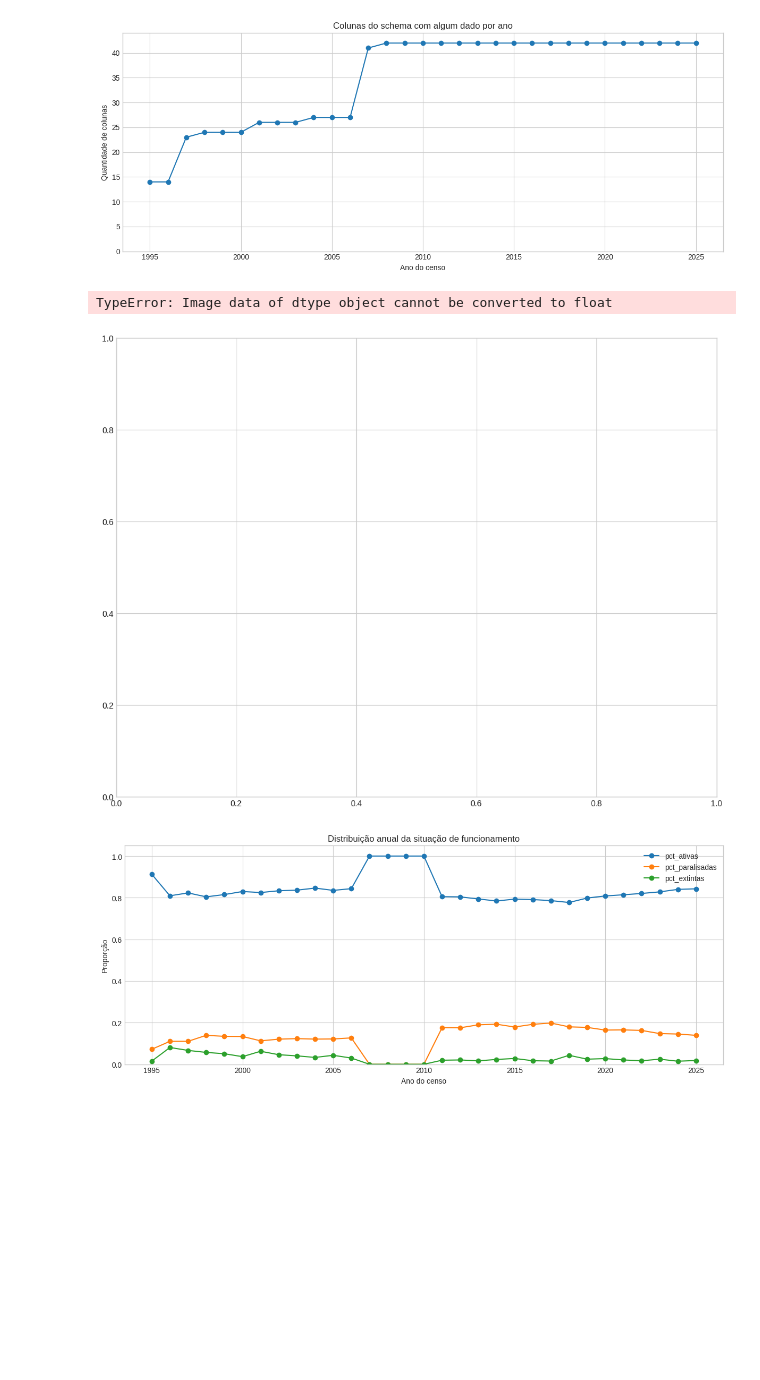
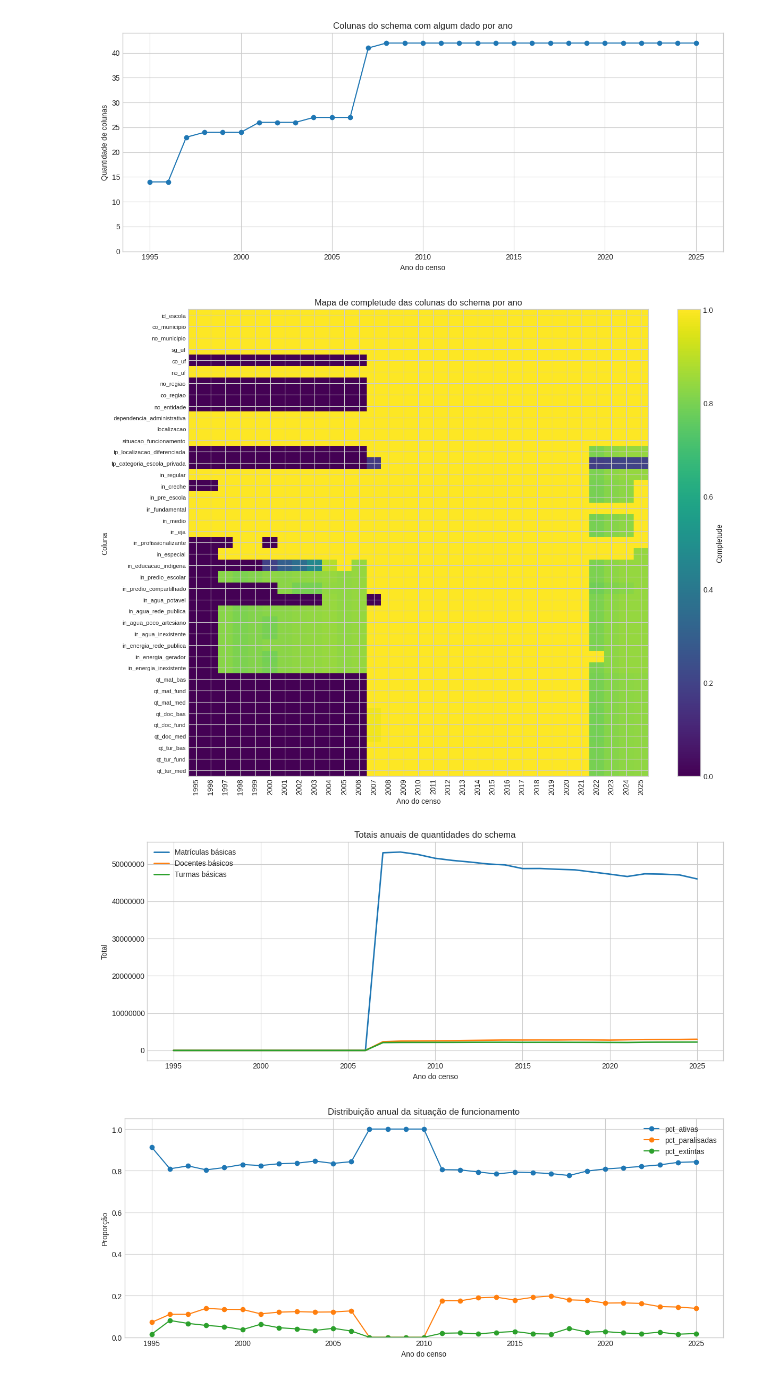
Before and after one commit to gabriel-colares/2-trabalho-pratico, a Jupyter notebook: 3-operacoes-grandes-volumes-censo-escolar.ipynb, the cells around one changed output. Saved outputs shown, nothing was run; the diff lists cells and outputs as text; code cells hidden in the pictures; blank space fills up the shorter version.

```diff
--- a/3-operacoes-grandes-volumes-censo-escolar.ipynb
+++ b/3-operacoes-grandes-volumes-censo-escolar.ipynb
@@ -18,10 +18,12 @@ if not (RAIZ_PROJETO / 'trabalho').exists() and (RAIZ_PROJETO.parent / 'trabalho
     RAIZ_PROJETO = RAIZ_PROJETO.parent
 
 CSV_PATH = RAIZ_PROJETO / 'trabalho' / 'censo-escolar.csv'
-DIR_SAIDA = RAIZ_PROJETO / 'trabalho' / 'operacoes_grandes_volumes'
+DIR_SAIDA = RAIZ_PROJETO / 'trabalho' / 'resultados' / 'operacoes-grandes-volumes-censo-escolar'
+DIR_CSV = DIR_SAIDA / 'csv'
 DIR_GRAFICOS = DIR_SAIDA / 'graficos'
 BATCH_SIZE = 200_000
 
+DIR_CSV.mkdir(parents=True, exist_ok=True)
 DIR_GRAFICOS.mkdir(parents=True, exist_ok=True)
 
 if not CSV_PATH.exists():
@@ -30,7 +32,8 @@ if not CSV_PATH.exists():
 print(f'Fonte: {CSV_PATH}')
 print(f'Tamanho: {CSV_PATH.stat().st_size / 1024**2:.1f} MB')
 print(f'Batch size: {BATCH_SIZE:,} linhas')
-print(f'Saída: {DIR_SAIDA}')
+print(f'Saída CSV: {DIR_CSV}')
+print(f'Saída gráficos: {DIR_GRAFICOS}')
 # %% [output]
 Fonte: /home/gabriel/ciencias-computacao/programacao-para-analise-de-dados/trabalho/censo-escolar.csv
 Tamanho: 1074.8 MB
@@ -531,36 +535,36 @@ plt.show()
 [figure]
 [figure]
 # %%
-matriz_completude = completude_por_ano.set_index('ano_censo')[COLUNAS_COMPLETUDE].T
+matriz_completude = completude_por_ano.set_index('ano_censo')[COLUNAS_COMPLETUDE].T.astype(float)
 fig, ax = plt.subplots(figsize=(13, 10))
-imagem = ax.imshow(matriz_completude, aspect='auto', cmap='viridis', vmin=0, vmax=1)
+imagem = ax.imshow(matriz_completude.to_numpy(), aspect='auto', cmap='viridis', vmin=0, vmax=1)
 ax.set_title('Mapa de completude das colunas do schema por ano')
 ax.set_xlabel('Ano do censo')
 ax.set_ylabel('Coluna')
 ax.set_xticks(range(len(matriz_completude.columns)))
 ax.set_xticklabels(matriz_completude.columns, rotation=90)
 ax.set_yticks(range(len(matriz_completude.index)))
 ax.set_yticklabels(matriz_completude.index, fontsize=8)
 fig.colorbar(imagem, ax=ax, label='Completude')
 fig.tight_layout()
 fig.savefig(DIR_GRAFICOS / '04_mapa_completude_schema.png', dpi=150)
 plt.show()
 
 fig, ax = plt.subplots(figsize=(12, 5))
 ax.plot(indicadores_quantidades['ano_censo'], indicadores_quantidades['soma_qt_mat_bas'], label='Matrículas básicas', linewidth=2)
 ax.plot(indicadores_quantidades['ano_censo'], indicadores_quantidades['soma_qt_doc_bas'], label='Docentes básicos', linewidth=2)
 ax.plot(indicadores_quantidades['ano_censo'], indicadores_quantidades['soma_qt_tur_bas'], label='Turmas básicas', linewidth=2)
 ax.set_title('Totais anuais de quantidades do schema')
 ax.set_xlabel('Ano do censo')
 ax.set_ylabel('Total')
 ax.legend()
 ax.ticklabel_format(style='plain', axis='y')
 fig.tight_layout()
 fig.savefig(DIR_GRAFICOS / '05_quantidades_por_ano.png', dpi=150)
 plt.show()
 # %% [output]
-TypeError: Image data of dtype object cannot be converted to float
-[figure, old version]
+[figure, new version]
+[figure, added]
 # %%
 fig, ax = plt.subplots(figsize=(12, 5))
 for coluna in ['pct_ativas', 'pct_paralisadas', 'pct_extintas']:
```
Also changed, not shown: parts of 16 cells of this notebook, 21 other files.
